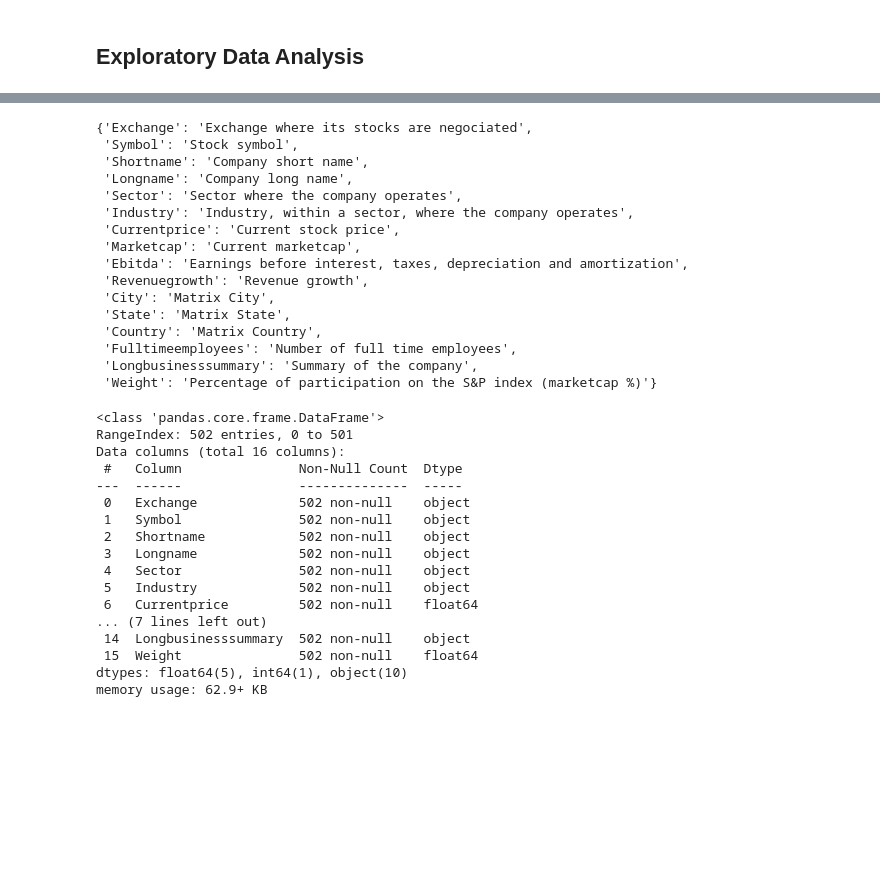
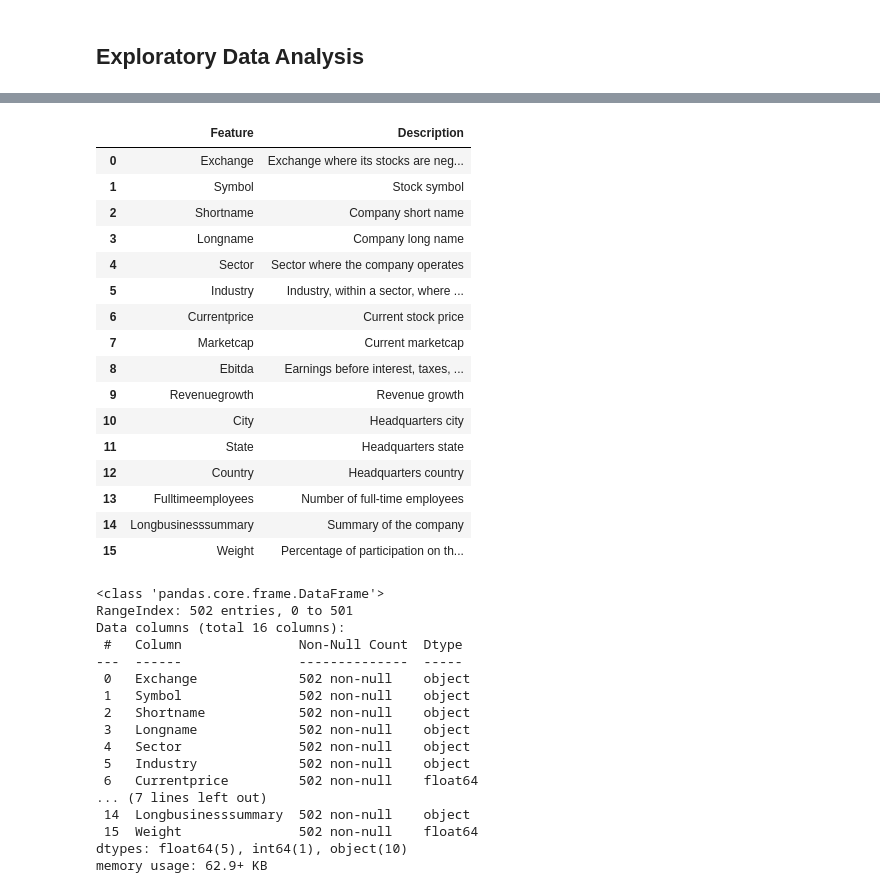
Before and after one commit to Priyav78/Predicting-Stock-Price-with-Time-Data, a Jupyter notebook: P3_Stock_Predictions.ipynb, the cells around one changed output, grey strips where cells are left out. Saved outputs shown, nothing was run; the diff lists cells and outputs as text; code cells hidden in the pictures; blank space fills up the shorter version.

```diff
--- a/P3_Stock_Predictions.ipynb
+++ b/P3_Stock_Predictions.ipynb
@@ -45,44 +45,53 @@ Path to dataset files: /kaggle/input/sp-500-stocks
 # %%
 # Description of each feature
 
-Appendix = {
-    'Exchange' :
-    'Exchange where its stocks are negociated',
-    'Symbol' : 'Stock symbol',
-    'Shortname' :'Company short name',
-    'Longname' : 'Company long name',
-    'Sector' : 'Sector where the company operates',
-    'Industry' : 'Industry, within a sector, where the company operates',
-    'Currentprice' : 'Current stock price',
-    'Marketcap' : 'Current marketcap',
-    'Ebitda' : 'Earnings before interest, taxes, depreciation and amortization',
-    'Revenuegrowth' : 'Revenue growth',
-    'City' : 'Matrix City',
-    'State' : 'Matrix State',
-    'Country' : 'Matrix Country',
-    'Fulltimeemployees': 'Number of full time employees',
-    'Longbusinesssummary' : 'Summary of the company',
-    'Weight' : 'Percentage of participation on the S&P index (marketcap %)'
-}
+Appendix = pd.DataFrame({
+    'Feature': [
+        'Exchange', 'Symbol', 'Shortname', 'Longname', 'Sector', 'Industry', 'Currentprice',
+        'Marketcap', 'Ebitda', 'Revenuegrowth', 'City', 'State', 'Country',
+        'Fulltimeemployees', 'Longbusinesssummary', 'Weight'
+    ],
+    'Description': [
+        'Exchange where its stocks are negotiated',
+        'Stock symbol',
+        'Company short name',
+        'Company long name',
+        'Sector where the company operates',
+        'Industry, within a sector, where the company operates',
+        'Current stock price',
+        'Current marketcap',
+        'Earnings before interest, taxes, depreciation and amortization',
+        'Revenue growth',
+        'Headquarters city',
+        'Headquarters state',
+        'Headquarters country',
+        'Number of full-time employees',
+        'Summary of the company',
+        'Percentage of participation on the S&P index (marketcap %)'
+    ]
+})
+
+pd.set_option('display.max_colwidth', None)
 
 Appendix
 # %% [output]
-{'Exchange': 'Exchange where its stocks are negociated',
- 'Symbol': 'Stock symbol',
- 'Shortname': 'Company short name',
- 'Longname': 'Company long name',
- 'Sector': 'Sector where the company operates',
- 'Industry': 'Industry, within a sector, where the company operates',
- 'Currentprice': 'Current stock price',
- 'Marketcap': 'Current marketcap',
- 'Ebitda': 'Earnings before interest, taxes, depreciation and amortization',
- 'Revenuegrowth': 'Revenue growth',
- 'City': 'Matrix City',
- 'State': 'Matrix State',
- 'Country': 'Matrix Country',
- 'Fulltimeemployees': 'Number of full time employees',
- 'Longbusinesssummary': 'Summary of the company',
- 'Weight': 'Percentage of participation on the S&P index (marketcap %)'}
+|  | Feature | Description |
+| 0 | Exchange | Exchange where its stocks are neg... |
+| 1 | Symbol | Stock symbol |
+| 2 | Shortname | Company short name |
+| 3 | Longname | Company long name |
+| 4 | Sector | Sector where the company operates |
+| 5 | Industry | Industry, within a sector, where ... |
+| 6 | Currentprice | Current stock price |
+| 7 | Marketcap | Current marketcap |
+| 8 | Ebitda | Earnings before interest, taxes, ... |
+| 9 | Revenuegrowth | Revenue growth |
+| 10 | City | Headquarters city |
+| 11 | State | Headquarters state |
+| 12 | Country | Headquarters country |
+| 13 | Fulltimeemployees | Number of full-time employees |
+| 14 | Longbusinesssummary | Summary of the company |
+| 15 | Weight | Percentage of participation on th... |
 # %%
 df.info() # Get general info about the dataset
 # %% [output]
```
Also changed, not shown: parts of 16 cells of this notebook.
